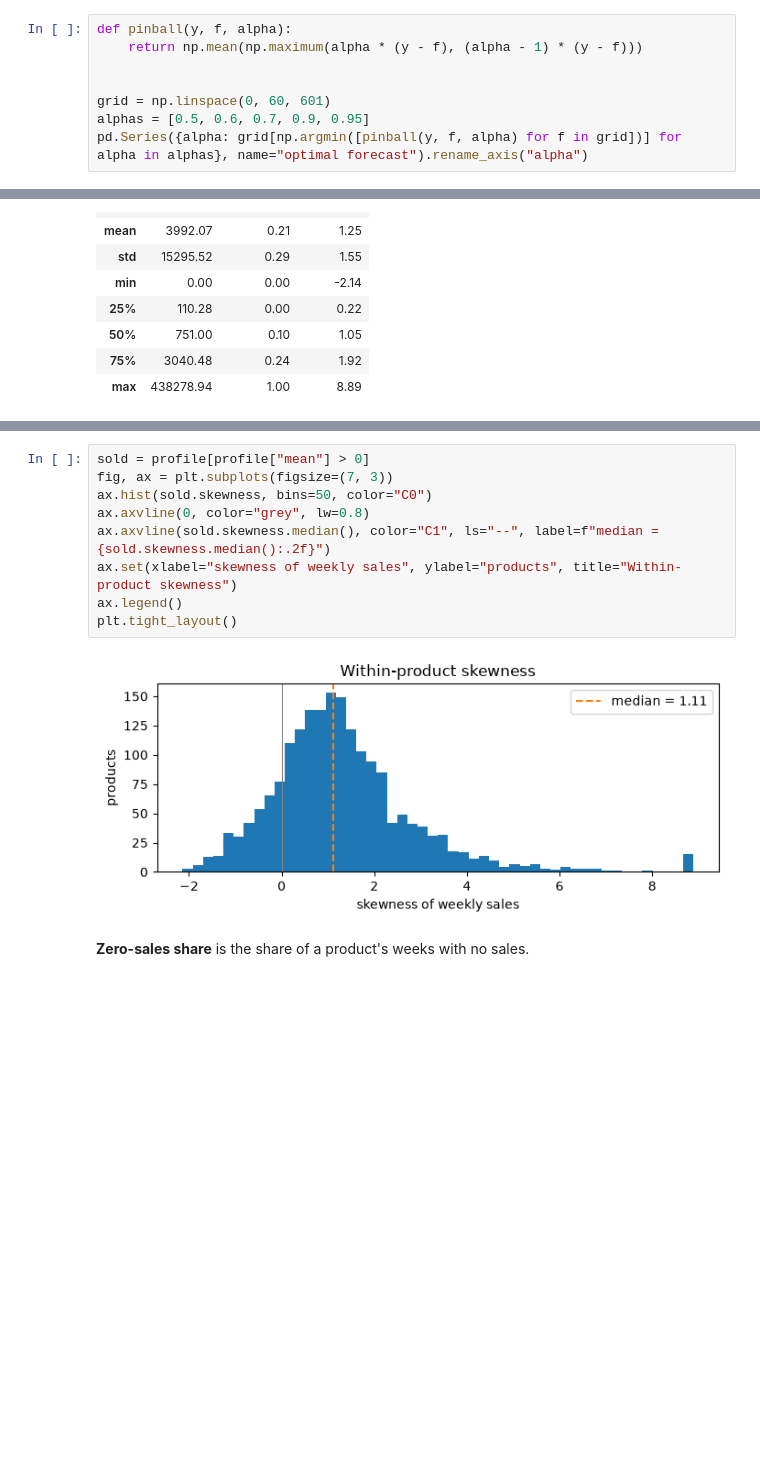
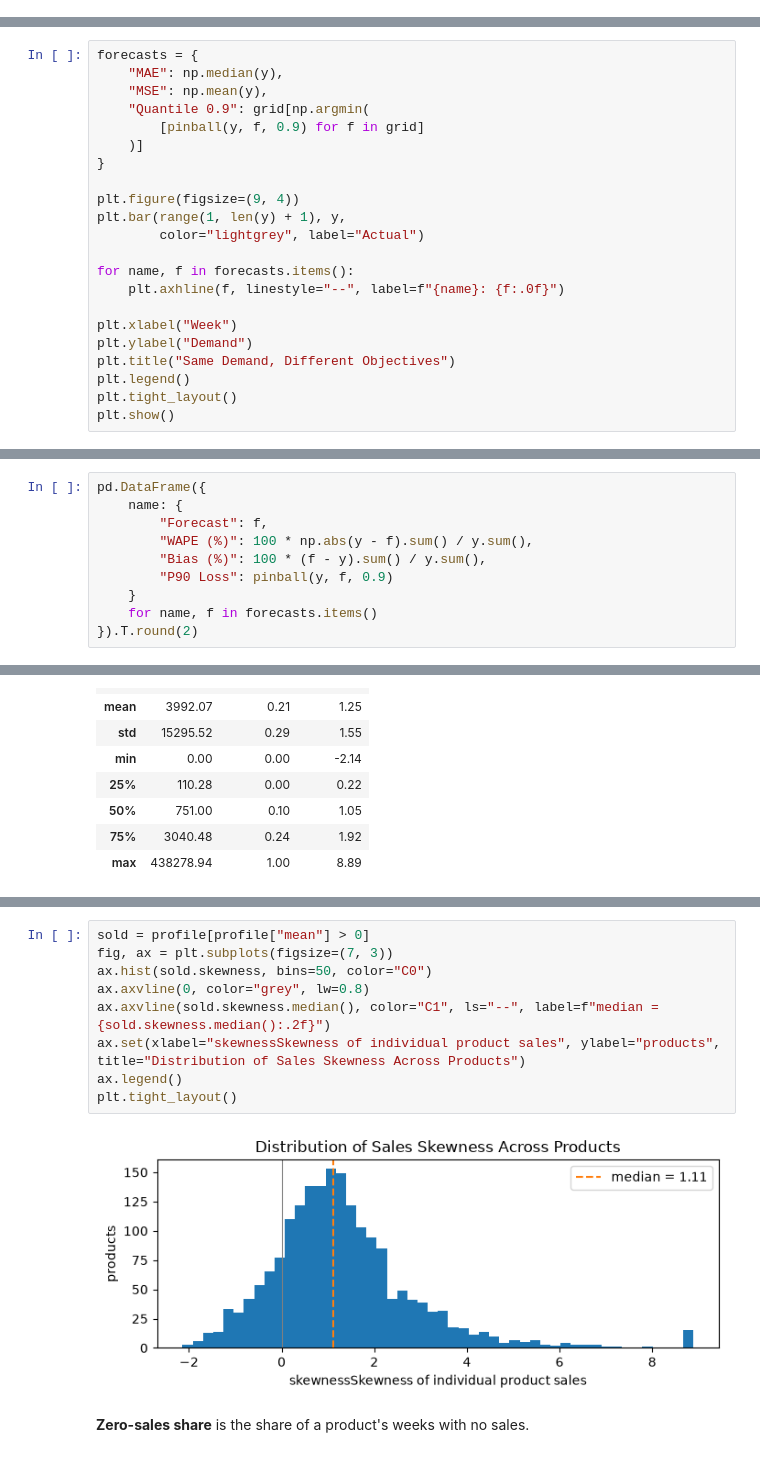
Before and after one commit to tackes/time-series-forecasting-bootcamp, a Jupyter notebook: day1_ml/06_objectives.ipynb, the cells around one changed output, grey strips where cells are left out. Saved outputs shown, nothing was run; the diff lists cells and outputs as text; blank space fills up the shorter version.

```diff
--- a/day1_ml/06_objectives.ipynb
+++ b/day1_ml/06_objectives.ipynb
@@ -133,8 +143,0 @@ Quantile (pinball) loss at level `alpha` charges an underforecast `alpha` per un
-# %%
-def pinball(y, f, alpha):
-    return np.mean(np.maximum(alpha * (y - f), (alpha - 1) * (y - f)))
-
-
-grid = np.linspace(0, 60, 601)
-alphas = [0.5, 0.6, 0.7, 0.9, 0.95]
-pd.Series({alpha: grid[np.argmin([pinball(y, f, alpha) for f in grid])] for alpha in alphas}, name="optimal forecast").rename_axis("alpha")
@@ -148,0 +144,22 @@ Name: optimal forecast, dtype: float64
+# %%
+forecasts = {
+    "MAE": np.median(y),
+    "MSE": np.mean(y),
+    "Quantile 0.9": grid[np.argmin(
+        [pinball(y, f, 0.9) for f in grid]
+    )]
+}
+
+plt.figure(figsize=(9, 4))
+plt.bar(range(1, len(y) + 1), y,
+        color="lightgrey", label="Actual")
+
+for name, f in forecasts.items():
+    plt.axhline(f, linestyle="--", label=f"{name}: {f:.0f}")
+
+plt.xlabel("Week")
+plt.ylabel("Demand")
+plt.title("Same Demand, Different Objectives")
+plt.legend()
+plt.tight_layout()
+plt.show()
@@ -148,0 +168,10 @@ Name: optimal forecast, dtype: float64
+# %%
+pd.DataFrame({
+    name: {
+        "Forecast": f,
+        "WAPE (%)": 100 * np.abs(y - f).sum() / y.sum(),
+        "Bias (%)": 100 * (f - y).sum() / y.sum(),
+        "P90 Loss": pinball(y, f, 0.9)
+    }
+    for name, f in forecasts.items()
+}).T.round(2)
@@ -185,14 +236,14 @@ profile.describe().round(2)
 # %%
 sold = profile[profile["mean"] > 0]
 fig, ax = plt.subplots(figsize=(7, 3))
 ax.hist(sold.skewness, bins=50, color="C0")
 ax.axvline(0, color="grey", lw=0.8)
 ax.axvline(sold.skewness.median(), color="C1", ls="--", label=f"median = {sold.skewness.median():.2f}")
-ax.set(xlabel="skewness of weekly sales", ylabel="products", title="Within-product skewness")
+ax.set(xlabel="skewnessSkewness of individual product sales", ylabel="products", title="Distribution of Sales Skewness Across Products")
 ax.legend()
 plt.tight_layout()
 # %% [output]
-[figure, old version]
+[figure, new version]
 # %% [markdown]
 **Zero-sales share** is the share of a product's weeks with no sales.
 # %%
```
Also changed, not shown: parts of 19 cells of this notebook, 3 other files.
